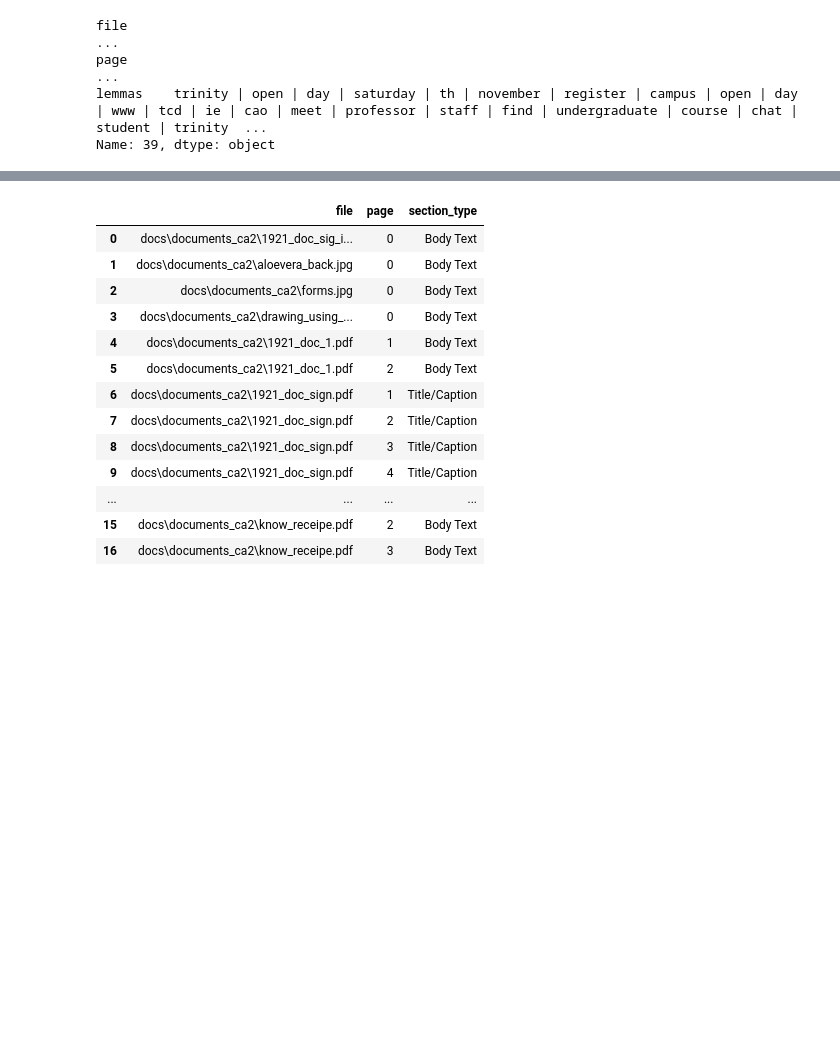
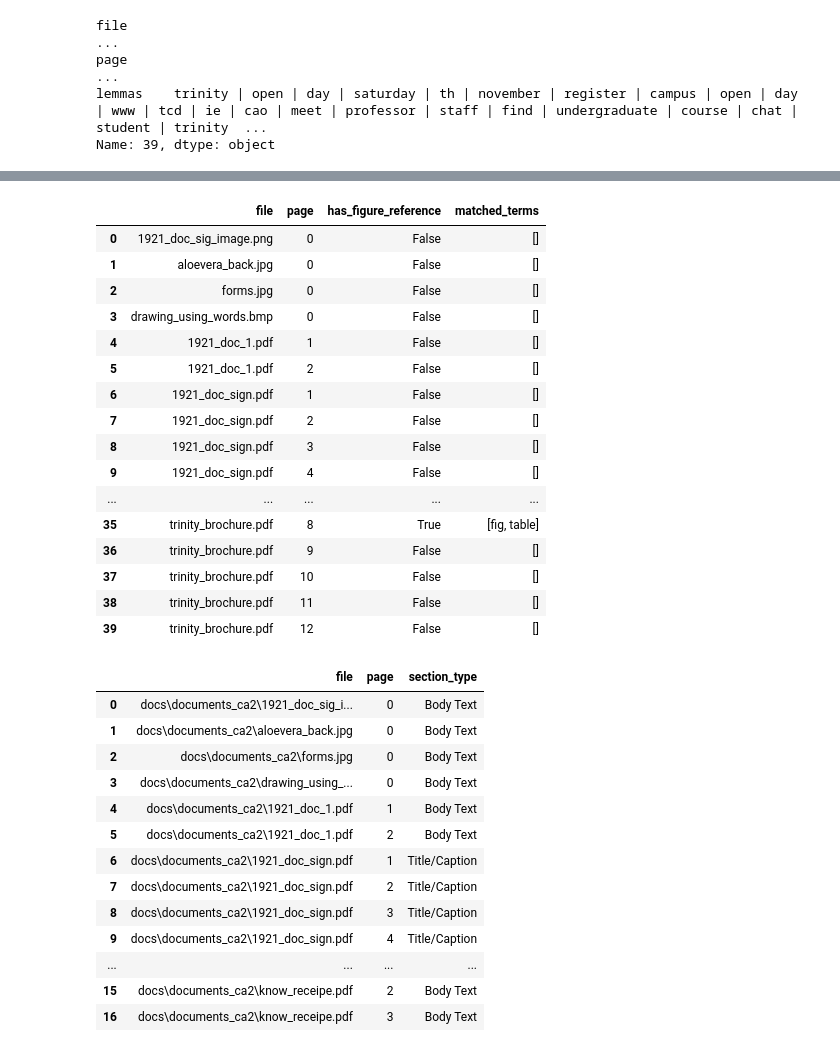
Before and after one commit to ATU-BDAAI/ca2-assignment-research-selvi-datascience, a Jupyter notebook: CA2_Template.ipynb, the cells around one changed output, grey strips where cells are left out. Cells and saved outputs as stored; diff of their text form; code cells hidden in the pictures; blank space fills up the shorter version.

```diff
--- a/CA2_Template.ipynb
+++ b/CA2_Template.ipynb
@@ -847,3 +861,46 @@ results1_df[
+# %%
+keywords = ["fig", "figure", "diagram", "image", "table", "see below", "shown in"]
+
+def detect_refs(text):
+    text = text.lower()
+    hits = [kw for kw in keywords if kw in text]
+    return len(hits) > 0, hits
+# %%
+# STEP 7 — TEXT ANALYSIS
+
+results = []
+
+for _, row in enhanced_df.iterrows():
+
+    found, hits = detect_refs(row["clean_text_preview"])
+
+    results.append({
+        "file": row["file"],
+        "page": row["page"],
+        "has_figure_reference": found,
+        "matched_terms": hits
+    })
+
+fig_df = pd.DataFrame(results)
+fig_df
+# %% [output]
+|  | file | page | has_figure_reference | matched_terms |
+| 0 | 1921_doc_sig_image.png | 0 | False | [] |
+| 1 | aloevera_back.jpg | 0 | False | [] |
+| 2 | forms.jpg | 0 | False | [] |
+| 3 | drawing_using_words.bmp | 0 | False | [] |
+| 4 | 1921_doc_1.pdf | 1 | False | [] |
+| 5 | 1921_doc_1.pdf | 2 | False | [] |
+| 6 | 1921_doc_sign.pdf | 1 | False | [] |
+| 7 | 1921_doc_sign.pdf | 2 | False | [] |
+| 8 | 1921_doc_sign.pdf | 3 | False | [] |
+| 9 | 1921_doc_sign.pdf | 4 | False | [] |
+| ... | ... | ... | ... | ... |
+| 35 | trinity_brochure.pdf | 8 | True | [fig, table] |
+| 36 | trinity_brochure.pdf | 9 | False | [] |
+| 37 | trinity_brochure.pdf | 10 | False | [] |
+| 38 | trinity_brochure.pdf | 11 | False | [] |
+| 39 | trinity_brochure.pdf | 12 | False | [] |
 # %%
 # STEP 8 — SIMPLE SECTION CATEGORISATION
 
```
Also changed, not shown: parts of 11 cells of this notebook.
